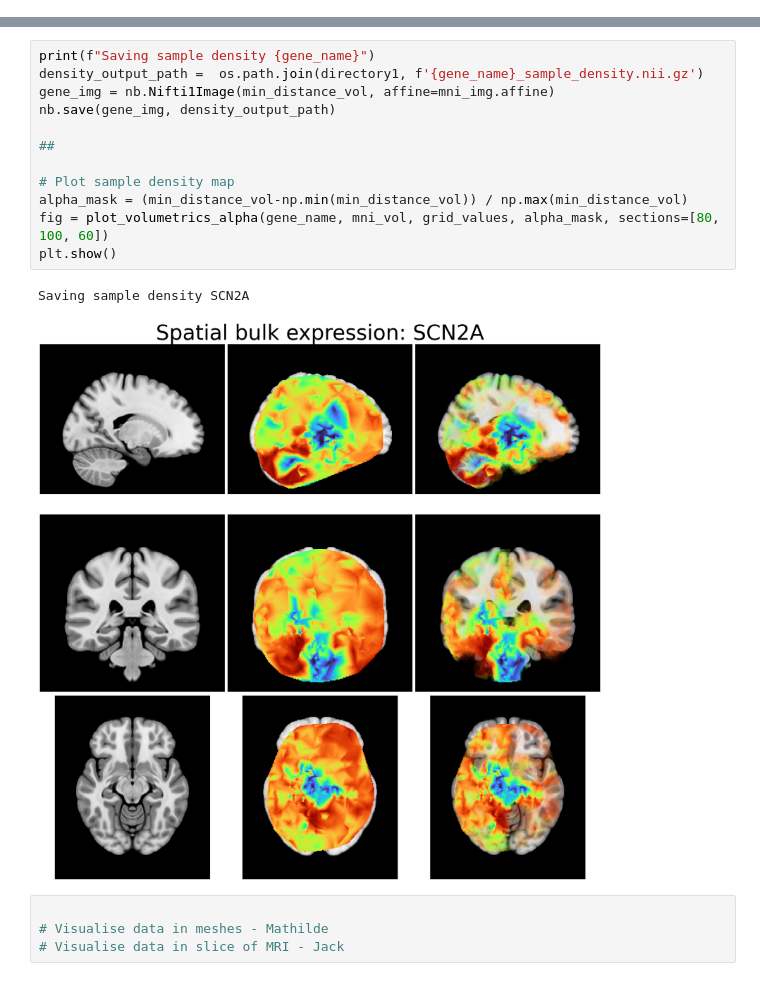
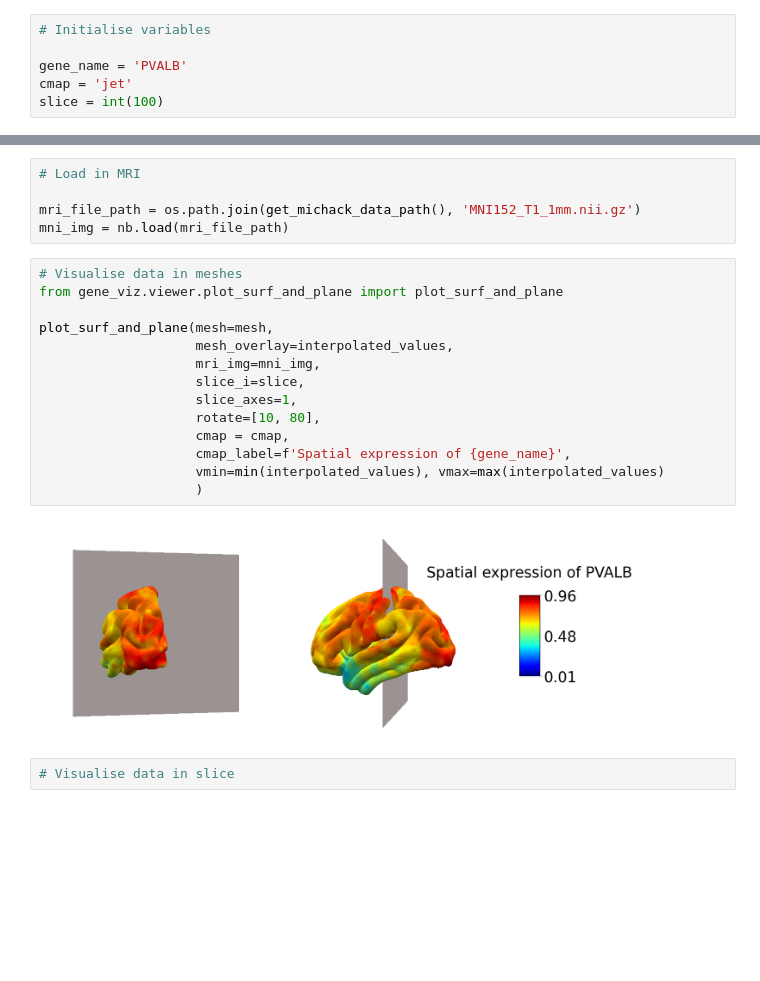
Before and after one commit to imaginelab/gene_viz, a Jupyter notebook: notebooks/main_plotting.ipynb, the cells around one changed output, grey strips where cells are left out. Saved outputs shown, nothing was run; the diff lists cells and outputs as text; blank space fills up the shorter version.

Commit message:
cleaned up main_plotting.ipynb code

```diff
--- a/notebooks/main_plotting.ipynb
+++ b/notebooks/main_plotting.ipynb
@@ -10,4 +10,10 @@ from gene_viz.interpolation.load_interpolate_to_mri import plot_volumetrics, plo
 import pandas as pd
 import numpy as np
 import nibabel as nb
+# %%
+# Initialise variables
+
+gene_name = 'PVALB'
+cmap = 'jet'
+slice = int(100)
 # %%
@@ -132,19 +41,23 @@ Saving interpolated expression SCN2A
-# %%
-print(f"Saving sample density {gene_name}")
-density_output_path =  os.path.join(directory1, f'{gene_name}_sample_density.nii.gz')
-gene_img = nb.Nifti1Image(min_distance_vol, affine=mni_img.affine)
-nb.save(gene_img, density_output_path)
-
-##
-
-# Plot sample density map
-alpha_mask = (min_distance_vol-np.min(min_distance_vol)) / np.max(min_distance_vol)
-fig = plot_volumetrics_alpha(gene_name, mni_vol, grid_values, alpha_mask, sections=[80, 100, 60])
-plt.show()
-# %% [output]
-Saving sample density SCN2A
-[figure, removed]
+# %%
+# Load in MRI
+
+mri_file_path = os.path.join(get_michack_data_path(), 'MNI152_T1_1mm.nii.gz')
+mni_img = nb.load(mri_file_path)
+# %%
+# Visualise data in meshes
+from gene_viz.viewer.plot_surf_and_plane import plot_surf_and_plane
+
+plot_surf_and_plane(mesh=mesh,
+                    mesh_overlay=interpolated_values,
+                    mri_img=mni_img,
+                    slice_i=slice,
+                    slice_axes=1,
+                    rotate=[10, 80],
+                    cmap = cmap,
+                    cmap_label=f'Spatial expression of {gene_name}',
+                    vmin=min(interpolated_values), vmax=max(interpolated_values)
+                    )
+# %% [output]
+[figure, added]
 # %%
-
-# Visualise data in meshes - Mathilde
-# Visualise data in slice of MRI - Jack
+# Visualise data in slice
```
Also changed, not shown: parts of 11 cells of this notebook.
